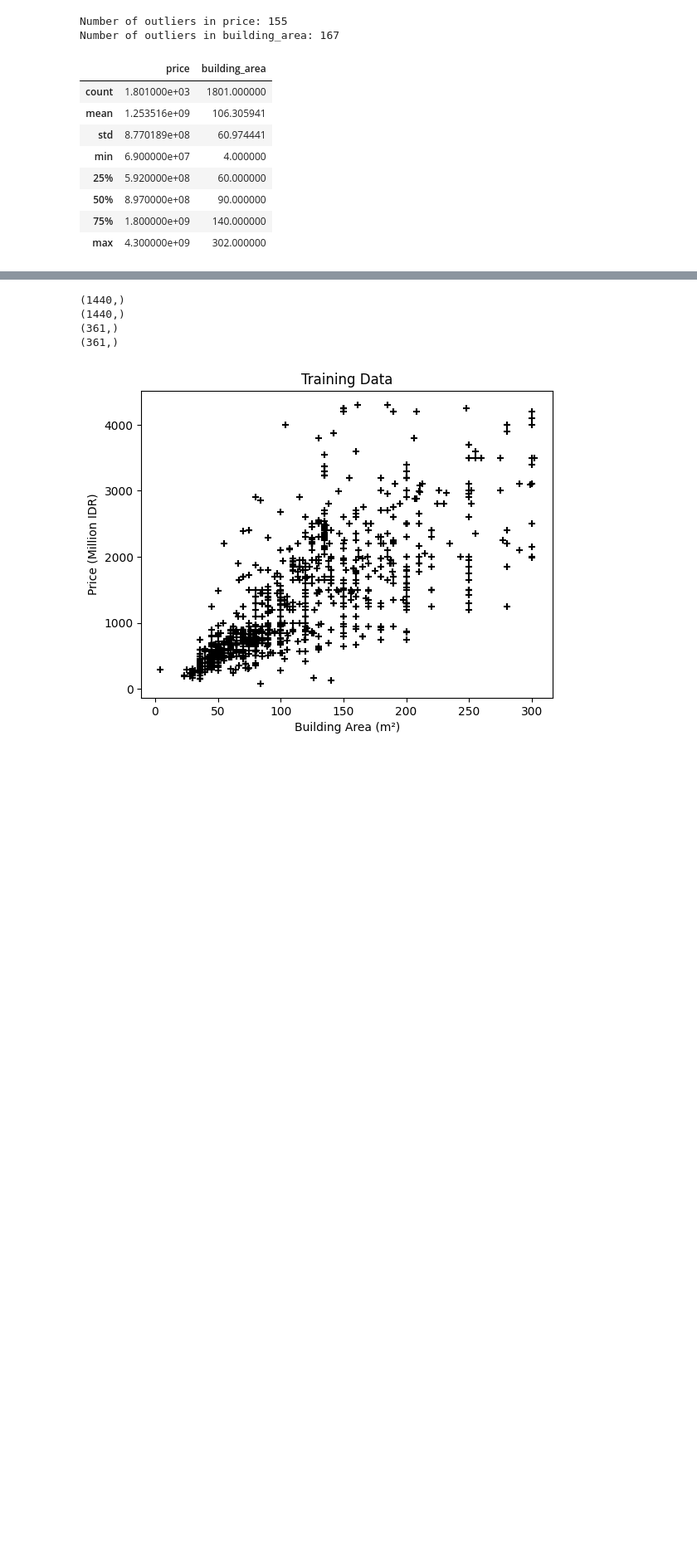
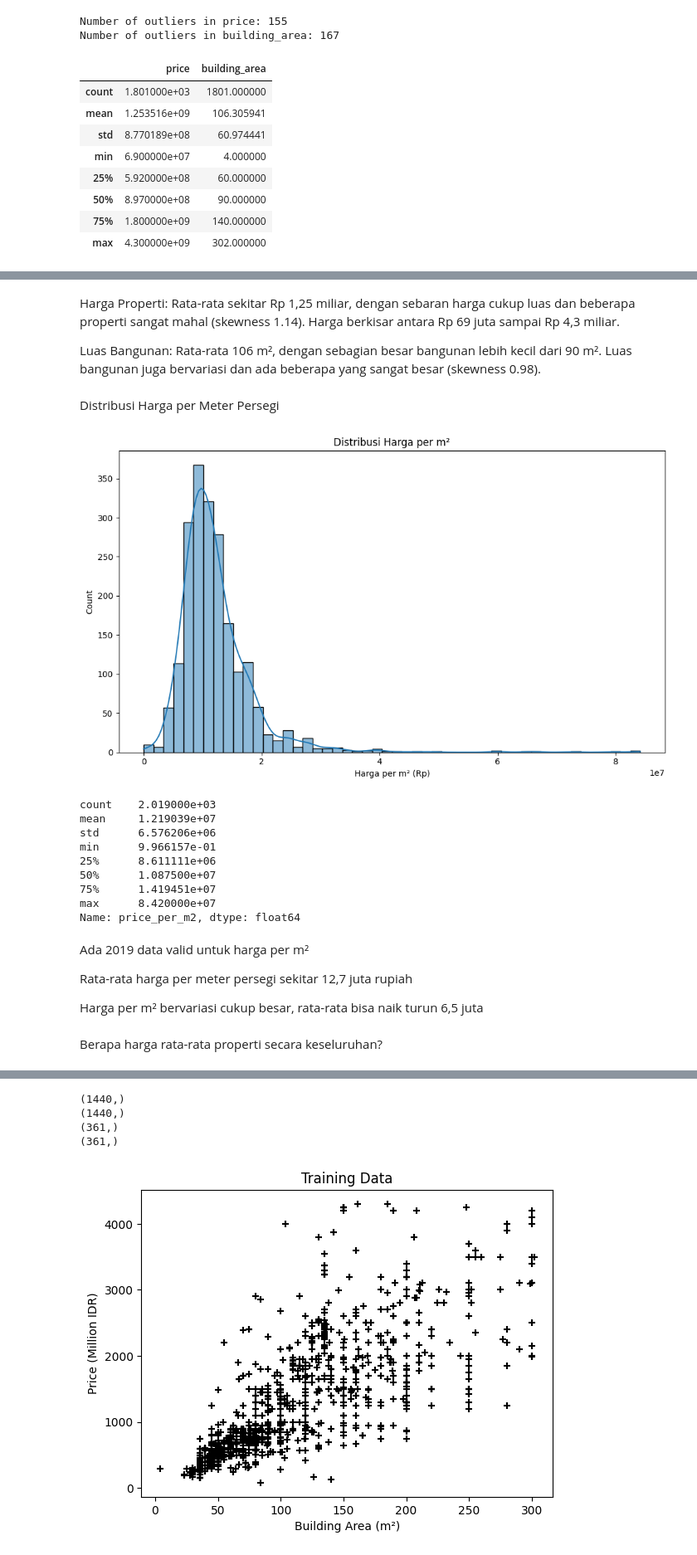
Before and after one commit to piezzy/house-price-predictor-yogyakarta, a Jupyter notebook: yogyakarta_price_prediction.ipynb, the cells around one changed output, grey strips where cells are left out. Shown at 83% size. Cells and saved outputs as stored; diff of their text form; code cells hidden in the pictures; blank space fills up the shorter version.

```diff
--- a/yogyakarta_price_prediction.ipynb
+++ b/yogyakarta_price_prediction.ipynb
@@ -204,0 +191,10 @@ for name in df4_name:
+# %%
+dfeda = pd.DataFrame({
+    'price': df2['price'],
+    'building_area': df3['building_area'],
+    'location': df3['location']
+})
+
+dfeda_name = ['price', 'building_area']
+
+dfeda.head()
@@ -236,0 +271,36 @@ for name in df4_name:
+# %% [markdown]
+Harga Properti: Rata-rata sekitar Rp 1,25 miliar, dengan sebaran harga cukup luas dan beberapa properti sangat mahal (skewness 1.14). Harga berkisar antara Rp 69 juta sampai Rp 4,3 miliar.
+
+Luas Bangunan: Rata-rata 106 m², dengan sebagian besar bangunan lebih kecil dari 90 m². Luas bangunan juga bervariasi dan ada beberapa yang sangat besar (skewness 0.98).
+# %% [markdown]
+Distribusi Harga per Meter Persegi
+# %%
+dfeda['price_per_m2'] = dfeda['price'] / dfeda['building_area']
+
+plt.figure(figsize=(10,6))
+sns.histplot(dfeda['price_per_m2'], bins=50, kde=True)
+plt.title('Distribusi Harga per m²')
+plt.xlabel('Harga per m² (Rp)')
+plt.tight_layout()
+plt.show()
+
+print(dfeda['price_per_m2'].describe())
+# %% [output]
+[figure, added]
+count    2.019000e+03
+mean     1.219039e+07
+std      6.576206e+06
+min      9.966157e-01
+25%      8.611111e+06
+50%      1.087500e+07
+75%      1.419451e+07
+max      8.420000e+07
+Name: price_per_m2, dtype: float64
+# %% [markdown]
+Ada 2019 data valid untuk harga per m²
+
+Rata-rata harga per meter persegi sekitar 12,7 juta rupiah
+
+Harga per m² bervariasi cukup besar, rata-rata bisa naik turun 6,5 juta
+# %% [markdown]
+Berapa harga rata-rata properti secara keseluruhan?
```
Also changed, not shown: parts of 35 cells of this notebook, 1 other file.
